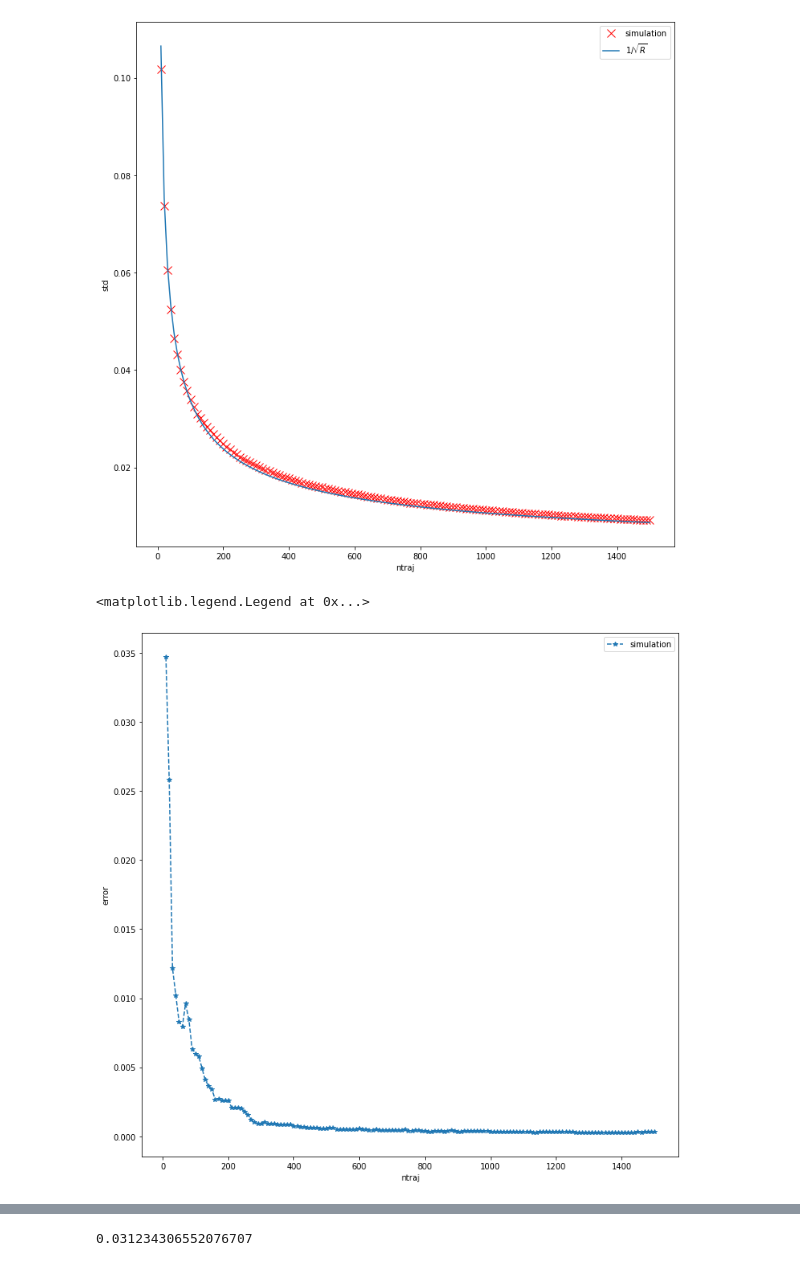
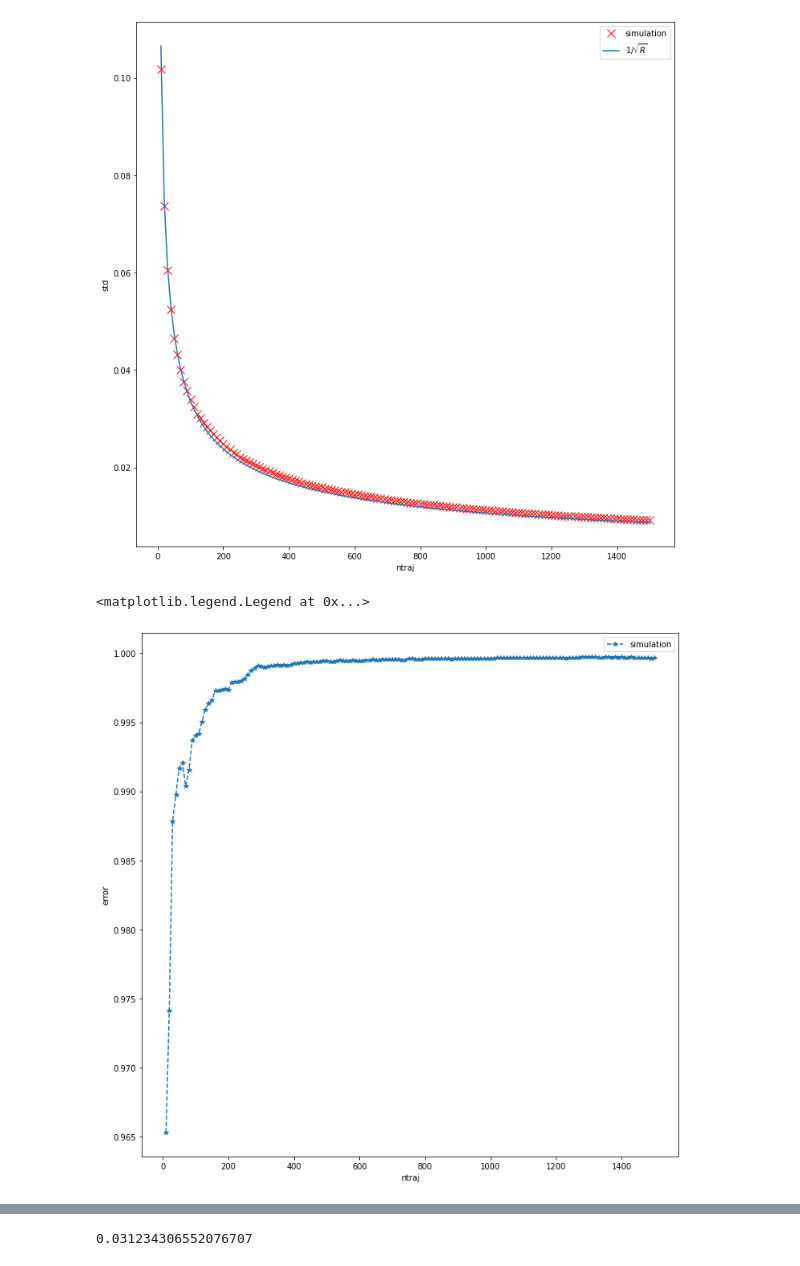
Before and after one commit to aaronleesander/QHack2023, a Jupyter notebook: emiliano/density_vs_sv/runtime_analysis.ipynb, the cells around one changed output, grey strips where cells are left out. Drawn from its saved outputs; the diff is of its cells as text; code cells hidden in the pictures.

```diff
--- a/emiliano/density_vs_sv/runtime_analysis.ipynb
+++ b/emiliano/density_vs_sv/runtime_analysis.ipynb
@@ -268,10 +268,11 @@ plt.legend()
 ntrajs, means = calculate_mean_vs_ntraj(obs=ideal_dm[3], vectors=states_5q, mode='paper')
 # %%
 plt.figure(figsize=(12,12))
-plt.plot(ntrajs_paper[1:], [1 - m for m in means],  marker='*', linestyle='--' ,label='simulation')
+#plt.plot(ntrajs_paper[1:], [1 - m for m in means],  marker='*', linestyle='--' ,label='simulation')
+plt.plot(ntrajs_paper[1:], means,  marker='*', linestyle='--' ,label='simulation')
 plt.xlabel('ntraj')
 plt.ylabel('error')
 plt.legend()
 # %% [output]
 <matplotlib.legend.Legend at 0x...>
-[figure, old version]
+[figure, new version]
```
Also changed, not shown: parts of 5 cells of this notebook, 1 other file.
